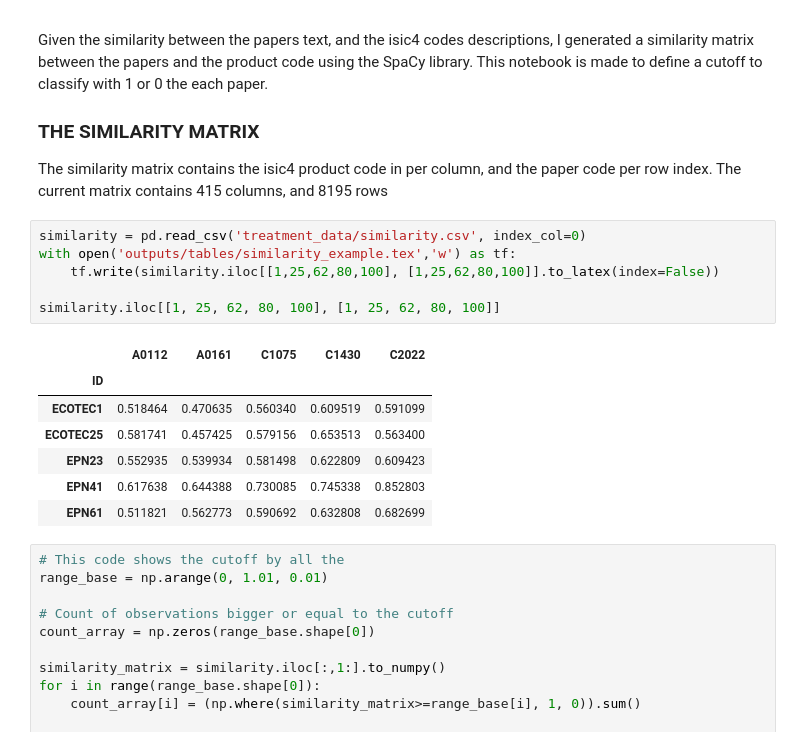
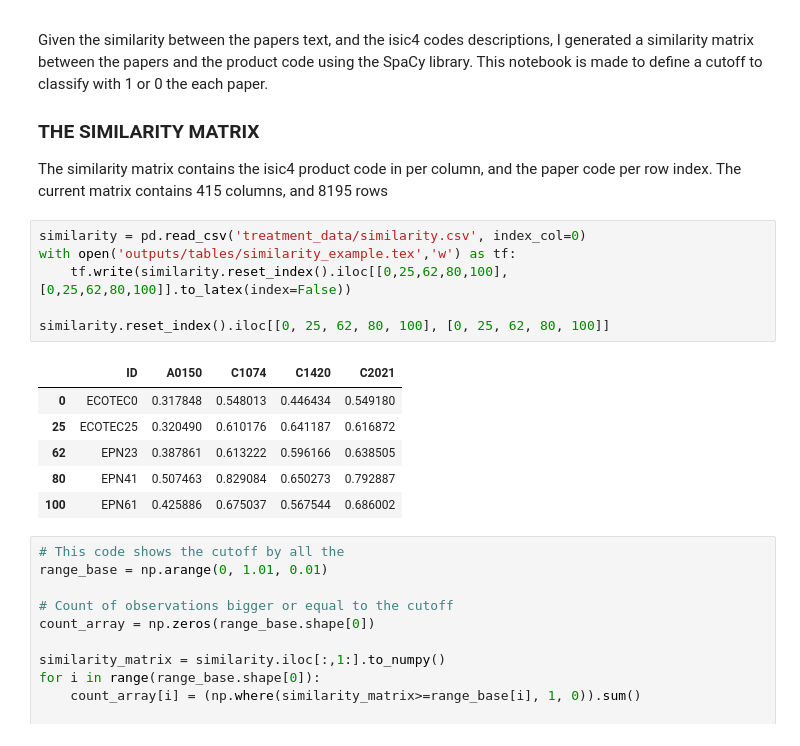
Before and after one commit to elmarcellotc/undergradute-thesis, a Jupyter notebook: application/documentation/similarity_cutoff.ipynb, the cells around one changed output. Saved outputs shown, nothing was run; the diff lists cells and outputs as text.

Commit message:
Latex tables tested

```diff
--- a/application/documentation/similarity_cutoff.ipynb
+++ b/application/documentation/similarity_cutoff.ipynb
@@ -21,17 +21,16 @@ Given the similarity between the papers text, and the isic4 codes descriptions,
 # %%
 similarity = pd.read_csv('treatment_data/similarity.csv', index_col=0)
 with open('outputs/tables/similarity_example.tex','w') as tf:
-    tf.write(similarity.iloc[[1,25,62,80,100], [1,25,62,80,100]].to_latex(index=False))
+    tf.write(similarity.reset_index().iloc[[0,25,62,80,100], [0,25,62,80,100]].to_latex(index=False))
 
-similarity.iloc[[1, 25, 62, 80, 100], [1, 25, 62, 80, 100]]
+similarity.reset_index().iloc[[0, 25, 62, 80, 100], [0, 25, 62, 80, 100]]
 # %% [output]
-|  | A0112 | A0161 | C1075 | C1430 | C2022 |
-| ID |  |  |  |  |  |
-| ECOTEC1 | 0.518464 | 0.470635 | 0.560340 | 0.609519 | 0.591099 |
-| ECOTEC25 | 0.581741 | 0.457425 | 0.579156 | 0.653513 | 0.563400 |
-| EPN23 | 0.552935 | 0.539934 | 0.581498 | 0.622809 | 0.609423 |
-| EPN41 | 0.617638 | 0.644388 | 0.730085 | 0.745338 | 0.852803 |
-| EPN61 | 0.511821 | 0.562773 | 0.590692 | 0.632808 | 0.682699 |
+|  | ID | A0150 | C1074 | C1420 | C2021 |
+| 0 | ECOTEC0 | 0.317848 | 0.548013 | 0.446434 | 0.549180 |
+| 25 | ECOTEC25 | 0.320490 | 0.610176 | 0.641187 | 0.616872 |
+| 62 | EPN23 | 0.387861 | 0.613222 | 0.596166 | 0.638505 |
+| 80 | EPN41 | 0.507463 | 0.829084 | 0.650273 | 0.792887 |
+| 100 | EPN61 | 0.425886 | 0.675037 | 0.567544 | 0.686002 |
 # %%
 # This code shows the cutoff by all the
 range_base = np.arange(0, 1.01, 0.01)
```
Also changed, not shown: 5 other files.
